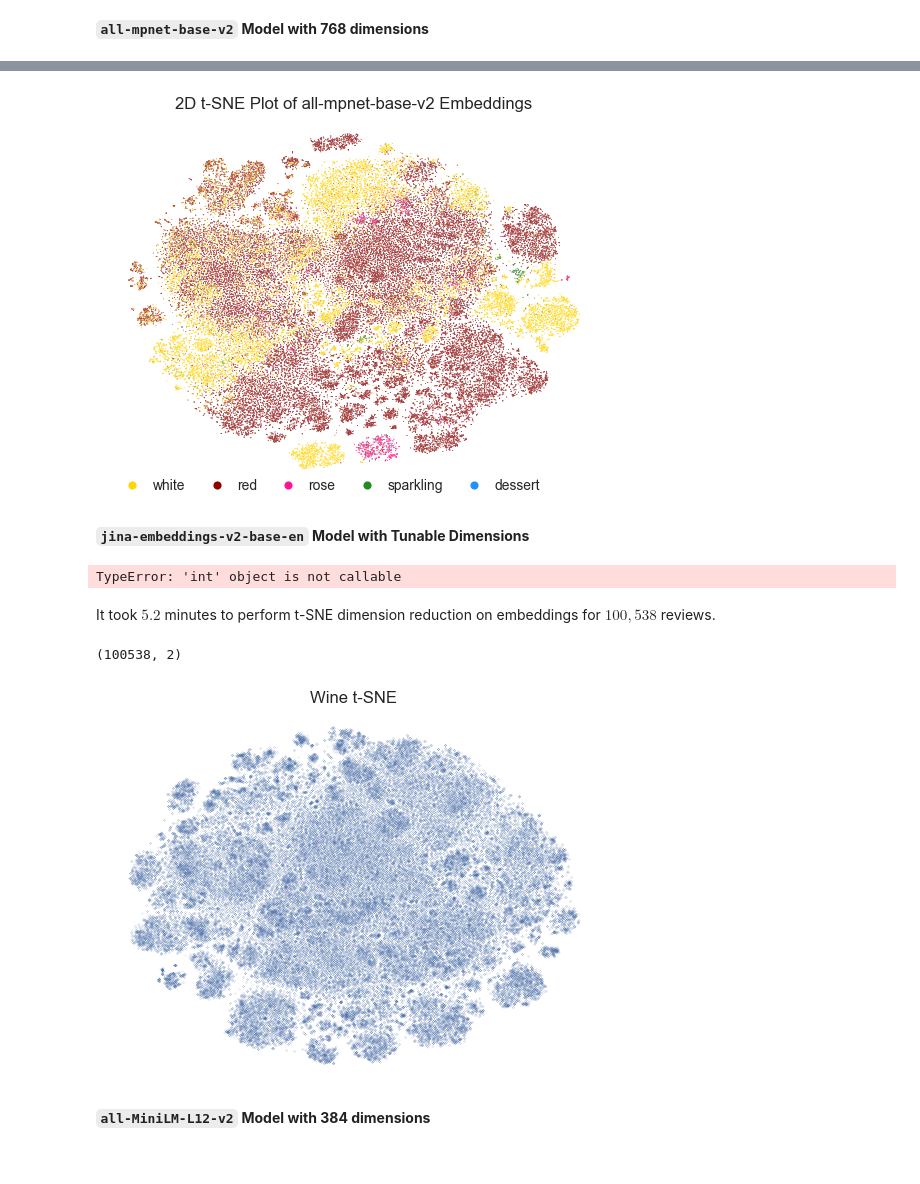
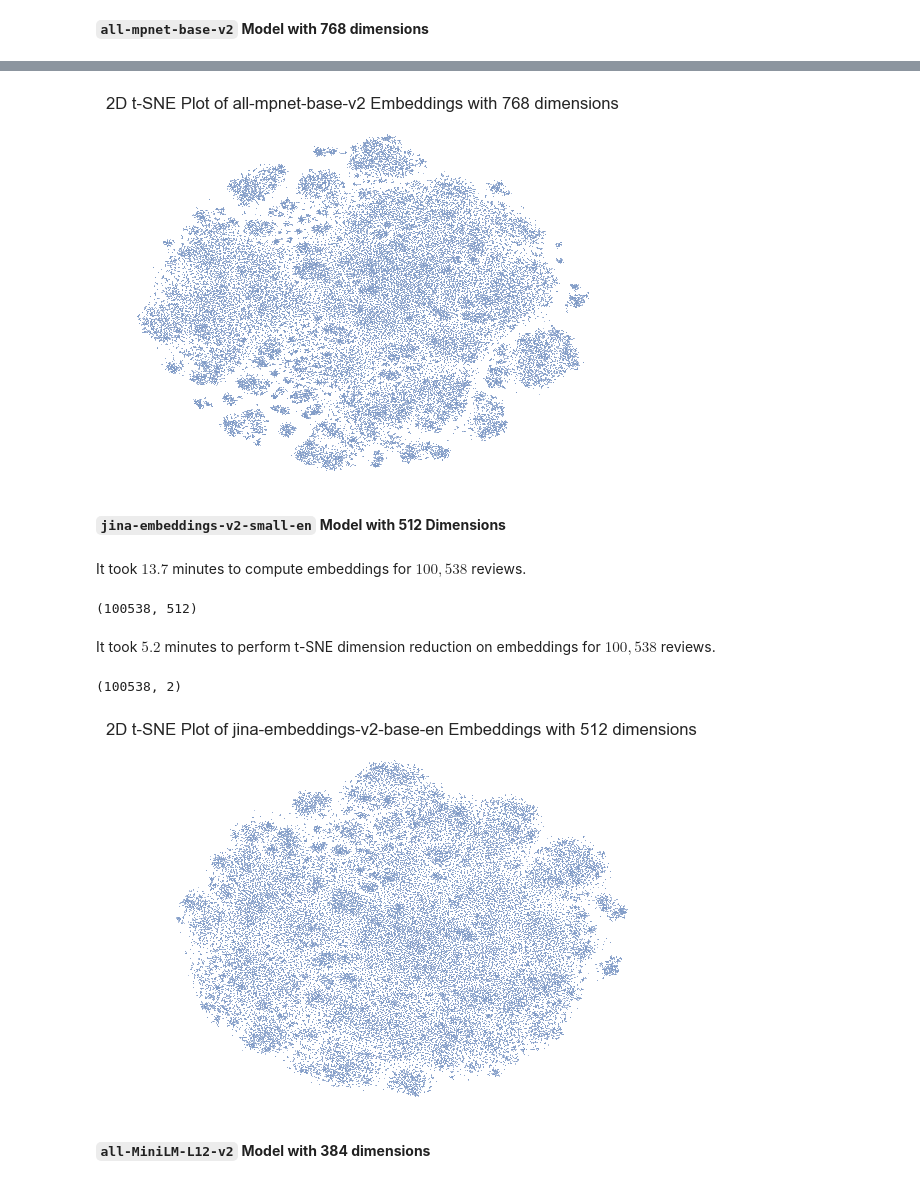
Before and after one commit to pasmith/oenologist, a Jupyter notebook: wine_reviews-sentence_transformers.ipynb, the cells around one changed output, grey strips where cells are left out. Cells and saved outputs as stored; diff of their text form; code cells hidden in the pictures.

Commit message:
perf comparisono of various semantic similarity models

```diff
--- a/wine_reviews-sentence_transformers.ipynb
+++ b/wine_reviews-sentence_transformers.ipynb
@@ -130,10 +130,10 @@ color_map = dict(
   dessert='dodgerblue',
 )
 
-def visualize_embeddings(tsne_result, df=df, model_name='all-MiniLM-L6-v2', hue=None):
+def visualize_embeddings(tsne_result, dimensions, df=df, model_name='all-MiniLM-L6-v2', hue=None):
   # Create a scatter plot with colors based on variet
   sns.scatterplot(x=tsne_result[:, 0], y=tsne_result[:, 1], s=0.35, hue=hue, palette=None if hue is None else color_map) #, c='type', cmap='viridis')
-  plt.title(f'2D t-SNE Plot of {model_name} Embeddings')
+  plt.title(f'2D t-SNE Plot of {model_name} Embeddings with {dimensions:,d} dimensions')
   if hue is not None:
     plt.legend(title=None, loc='lower center', mode='expand', ncol=df.type.shape[0], frameon=False, fancybox=False, markerscale=10,
               fontsize='small', bbox_to_anchor=(.0,-0.05,0.9,1), title_fontsize='medium', handletextpad=.45)
@@ -190,28 +186,29 @@ It took $4.8$ minutes to perform t-SNE dimension reduction on embeddings for $10
 (100538, 2)
 # %%
-visualize_embeddings(mpnet_tsne, model_name='all-mpnet-base-v2', hue=df.type)
+visualize_embeddings(mpnet_tsne, mpnet_embeddings.shape[1], model_name='all-mpnet-base-v2')
 # %% [output]
-[figure, old version]
+[figure, new version]
 # %% [markdown]
-**`jina-embeddings-v2-base-en` Model with Tunable Dimensions**
+**`jina-embeddings-v2-small-en` Model with 512 Dimensions**
 # %%
 from transformers import AutoModel
 
-model = AutoModel.from_pretrained('jinaai/jina-embeddings-v2-base-en', trust_remote_code=True) # trust_remote_code is needed to use the encode method
-jina_embeddings = timeit('jina-embeddings-v2-base-en', 'compute embeddings', lambda: model.encode(sentences, normalize_embeddings=True, show_progress_bar=True, device='cpu', max_length=2048), len(sentences), 'reviews')
-jina_embeddings.shape
+model = AutoModel.from_pretrained('jinaai/jina-embeddings-v2-small-en', trust_remote_code=True) # trust_remote_code is needed to use the encode method
+jina_v2_embeddings = timeit('jina-embeddings-v2-base-en', 'compute embeddings', lambda: model.encode(sentences, normalize_embeddings=True, show_progress_bar=True, device='cpu', max_length=2048), len(sentences), 'reviews')
+jina_v2_embeddings.shape
 # %% [output]
+It took $13.7$ minutes to compute embeddings for $100,538$ reviews.
-TypeError: 'int' object is not callable
+(100538, 512)
-# %%
-jina_tsne = tsne(jina_embeddings)
-jina_tsne.shape
-# %% [output]
-It took $5.2$ minutes to perform t-SNE dimension reduction on embeddings for $100,538$ reviews.
-(100538, 2)
+# %%
+jina_v2_tsne = tsne(jina_v2_embeddings)
+jina_v2_tsne.shape
+# %% [output]
+It took $5.2$ minutes to perform t-SNE dimension reduction on embeddings for $100,538$ reviews.
+(100538, 2)
 # %%
-visualize_embeddings(jina_tsne, model_name='jina-embeddings-v2-base-en')
+visualize_embeddings(jina_v2_tsne, jina_v2_embeddings.shape[1], model_name='jina-embeddings-v2-base-en')
 # %% [output]
-[figure, old version]
+[figure, new version]
 # %% [markdown]
 **`all-MiniLM-L12-v2` Model with 384 dimensions**
 # %%
```
Also changed, not shown: parts of 12 cells of this notebook.
